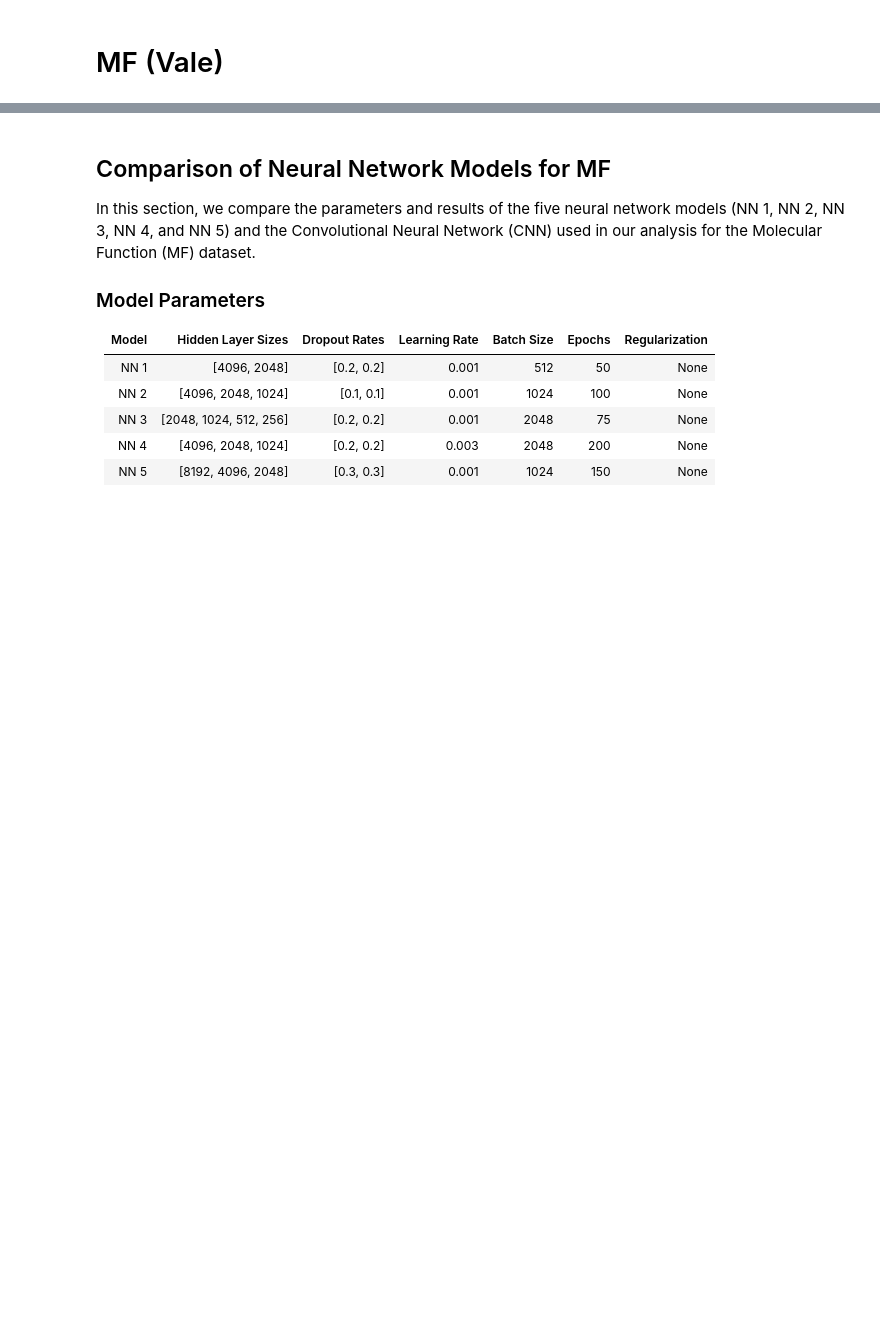
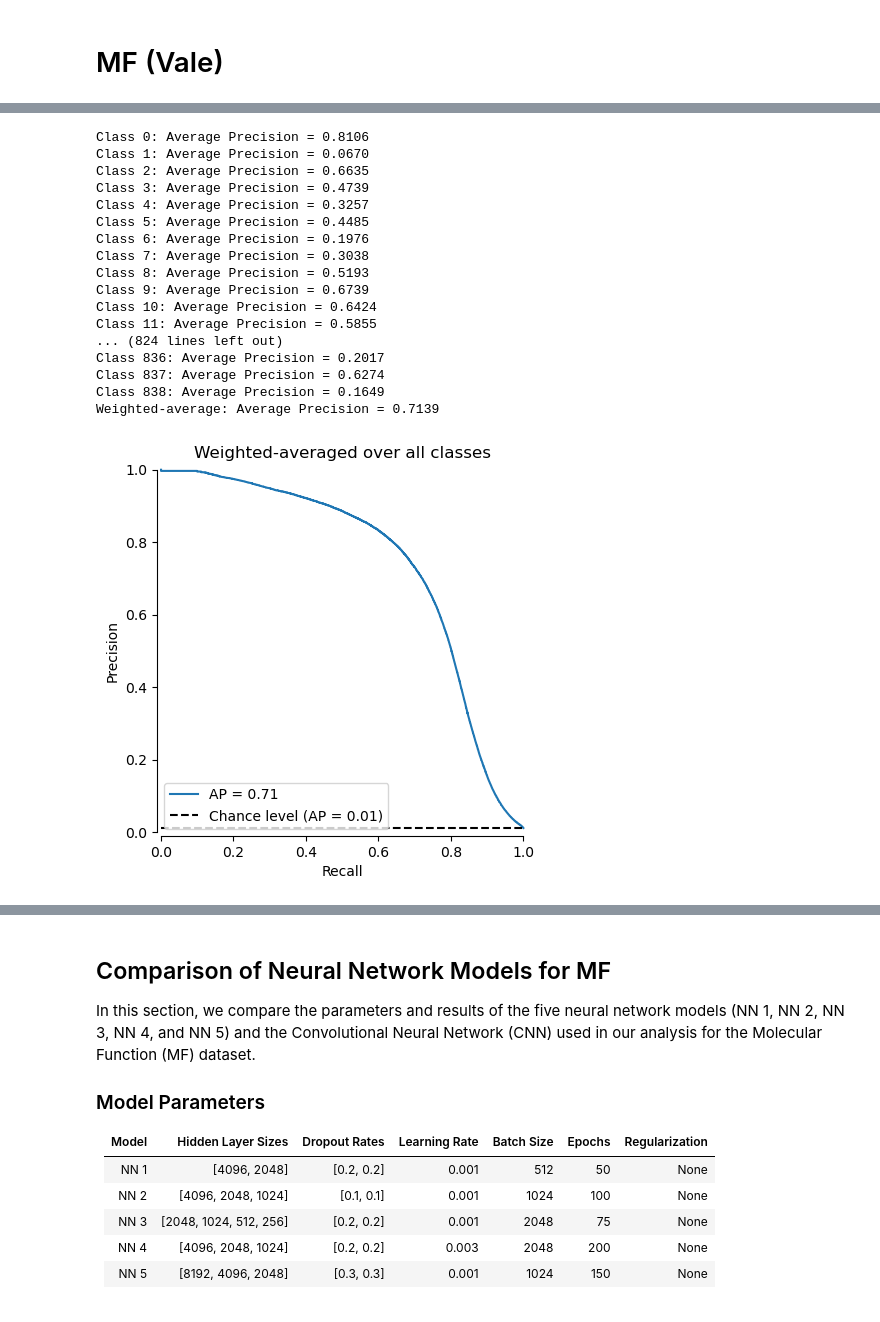
Before and after one commit to mattiazza/protein_function_prediction, a Jupyter notebook: bd_project/datasets_creation_CC+MF.ipynb, the cells around one changed output, grey strips where cells are left out. Saved outputs shown, nothing was run; the diff lists cells and outputs as text; code cells hidden in the pictures; blank space fills up the shorter version.

Commit message:
curves

```diff
--- a/bd_project/datasets_creation_CC+MF.ipynb
+++ b/bd_project/datasets_creation_CC+MF.ipynb
@@ -1779,20 +1984,20 @@ class MultilabelNN(nn.Module):
 
 # Define model parameters
 input_size = X_train_tensor.shape[1]
-hidden_sizes = [8192, 4096, 2048]            # Hidden layer sizes
+hidden_sizes = [2048, 1024, 512]            # Hidden layer sizes
 output_size = y_train.shape[1]    # Number of labels
 
 # Initialize the model
-model = MultilabelNN(input_size, hidden_sizes, output_size).to(device)
+model5_mf = MultilabelNN(input_size, hidden_sizes, output_size).to(device)
 
 # Loss function and optimizer
 
 criterion = nn.BCELoss()  # Binary Cross-Entropy Loss for multilabel
-optimizer = optim.Adam(model.parameters(), lr=0.001)
+optimizer = optim.Adam(model5_mf.parameters(), lr=0.001)
 
 # Training loop
-epochs = 150
-batch_size = 1024
+epochs = 30
+batch_size = 2048
 
 def train_model(model, X_train, y_train, optimizer, criterion, batch_size, epochs):
     # Determine the device (model should already be on this device)
@@ -1822,16 +2027,16 @@ def train_model(model, X_train, y_train, optimizer, criterion, batch_size, epoch
 
 
 # Train the model
-train_model(model, X_train_tensor, y_train_tensor, optimizer, criterion, batch_size, epochs)
+train_model(model5_mf, X_train_tensor, y_train_tensor, optimizer, criterion, batch_size, epochs)
 
 # Ensure X_test_tensor is on the same device as the model
-device = next(model.parameters()).device
+device = next(model5_mf.parameters()).device
 X_test_tensor = X_test_tensor.to(device)
 
 # Evaluation
-model.eval()
+model5_mf.eval()
 with torch.no_grad():
-    y_pred = model(X_test_tensor)
+    y_pred = model5_mf(X_test_tensor)
 
     # Move predictions back to the CPU for further processing (e.g., NumPy conversion)
     y_pred_binary = (y_pred.cpu().numpy() > 0.5).astype(int)
@@ -2000,0 +2067,62 @@ weighted avg       0.18      0.23      0.20     10412
+# %%
+'''from sklearn.metrics import average_precision_score, precision_recall_curve, classification_report
+
+# ----------------------
+# Precision-Recall and Average Precision Metrics
+# ----------------------
+with torch.no_grad():
+    # Get the raw probability outputs (do not threshold!)
+    y_pred = model5_mf(X_test_tensor.to(device))
+    y_pred_prob = y_pred.cpu().numpy()
+n_classes = y_test.shape[1]
+precision = dict()
+recall = dict()
+average_precision = dict()
+
+# For each class, compute the precision-recall curve and average precision score.
+for i in range(n_classes):
+    precision[i], recall[i], _ = precision_recall_curve(y_test[:, i], y_pred_prob[:, i])
+    average_precision[i] = average_precision_score(y_test[:, i], y_pred_prob[:, i])
+    print(f"Class {i}: Average Precision = {average_precision[i]:.4f}")
+
+# Compute micro-average metrics (aggregating all classes)
+precision["weighted"], recall["weighted"], _ = precision_recall_curve(
+    y_test.ravel(), y_pred_prob.ravel()
+)
+average_precision["weighted"] = average_precision_score(y_test, y_pred_prob, average="weighted")
+print(f"Weighted-average: Average Precision = {average_precision['weighted']:.4f}")
+from collections import Counter
+from sklearn.metrics import PrecisionRecallDisplay
+
+# Calculate the prevalence of the positive class across the entire test set.
+# (Assumes y_test_np is a binary numpy array of shape (num_samples, num_classes).)
+prevalence = Counter(y_test.ravel())[1] / y_test.size
+
+# Create and display the micro-averaged precision-recall plot.
+display = PrecisionRecallDisplay(
+    recall=recall["weighted"],
+    precision=precision["weighted"],
+    average_precision=average_precision["weighted"],
+    prevalence_pos_label=prevalence,
+)
+display.plot(plot_chance_level=True, despine=True)
+_ = display.ax_.set_title("Weighted-averaged over all classes")'''
+# %% [output]
+Class 0: Average Precision = 0.8106
+Class 1: Average Precision = 0.0670
+Class 2: Average Precision = 0.6635
+Class 3: Average Precision = 0.4739
+Class 4: Average Precision = 0.3257
+Class 5: Average Precision = 0.4485
+Class 6: Average Precision = 0.1976
+Class 7: Average Precision = 0.3038
+Class 8: Average Precision = 0.5193
+Class 9: Average Precision = 0.6739
+Class 10: Average Precision = 0.6424
+Class 11: Average Precision = 0.5855
+... (824 lines left out)
+Class 836: Average Precision = 0.2017
+Class 837: Average Precision = 0.6274
+Class 838: Average Precision = 0.1649
+Weighted-average: Average Precision = 0.7139
+[figure, added]
```
Also changed, not shown: parts of 19 cells of this notebook.
